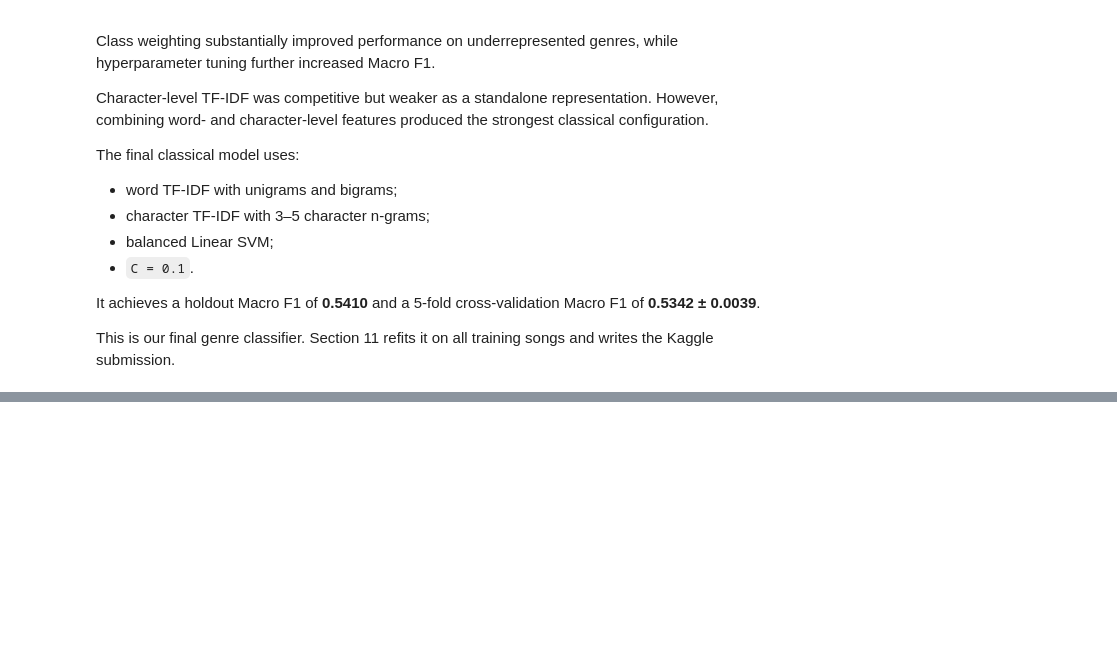
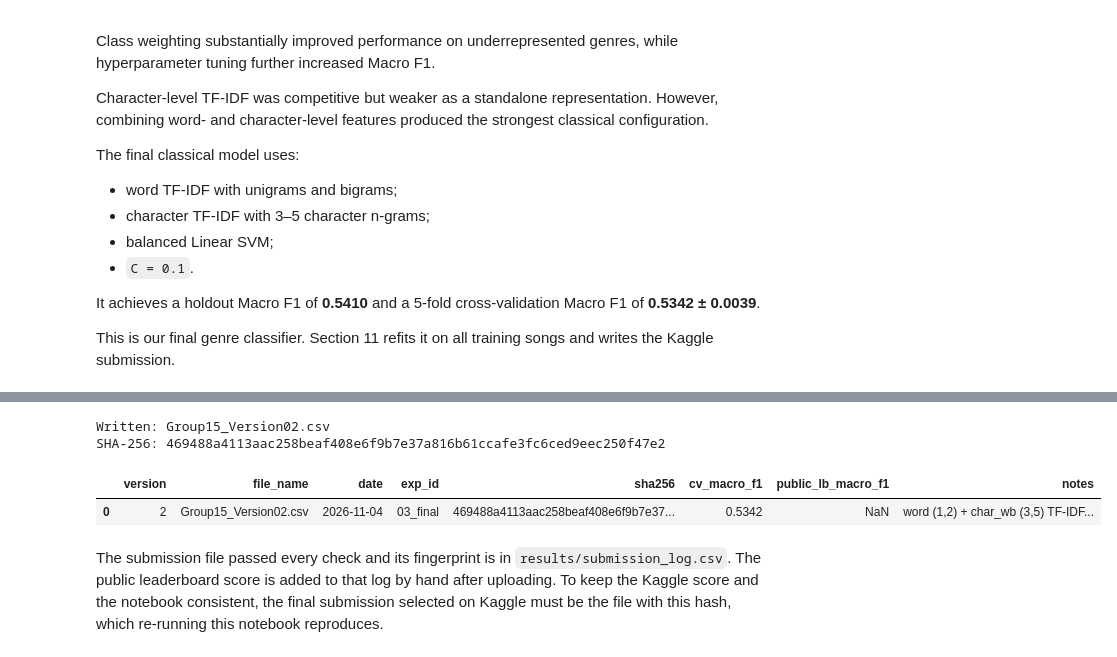
Before and after one commit to heyydaniyal/Music-Genre-Identification, a Jupyter notebook: notebooks/03_genre_classification.ipynb, the cells around one changed output, grey strips where cells are left out. Drawn from its saved outputs; the diff is of its cells as text; code cells hidden in the pictures; blank space fills up the shorter version.

```diff
--- a/notebooks/03_genre_classification.ipynb
+++ b/notebooks/03_genre_classification.ipynb
@@ -86,13 +88,15 @@ The cleaned datasets produced in the preprocessing notebook are loaded for genre
 
 The `clean` column contains the full-song representation selected during preprocessing. This notebook focuses on additional feature extraction, feature selection and predictive modelling.
 # %%
+# Only the id, the cleaned lyrics and the genre are used in this notebook. Loading just these columns
+# (and not the raw text, sections and metadata) saves about 0.6 GB of memory.
 train = pd.read_pickle(
     config.PROCESSED_DIR / "train_clean.pkl"
-)
+)[["id", "clean", "tag"]]
 
 test = pd.read_pickle(
     config.PROCESSED_DIR / "test_clean.pkl"
-)
+)[["id", "clean"]]
 
 print("Train:", train.shape)
 print("Test:", test.shape)
@@ -1274,0 +1348,34 @@ This is our final genre classifier. Section 11 refits it on all training songs a
+# %%
+from src.evaluation import log_experiment
+from src.submission import file_sha256, log_submission, write_submission
+
+SUBMISSION_VERSION = 2
+CV_MACRO_F1, CV_MACRO_F1_STD = 0.5342, 0.0039      # 5-fold CV of this configuration (Section 7, commented cell)
+
+submission_path = write_submission(test["id"], test_predictions, version=SUBMISSION_VERSION)
+print("Written:", submission_path.name)
+print("SHA-256:", file_sha256(submission_path))
+
+log_submission(submission_path, CV_MACRO_F1, exp_id="03_final",
+               notes="word (1,2) + char_wb (3,5) TF-IDF, balanced LinearSVC C=0.1, trained on the 80% split")
+log_experiment(
+    "03_final",
+    notebook="03_genre_classification",
+    cleaning_config="notebook 02 clean column (lowercase, section tokens, stopwords kept)",
+    representation="TF-IDF word 1-2 (min_df=10) + char_wb 3-5 (min_df=10, max 250k)",
+    model="LinearSVC class_weight=balanced",
+    params="C=0.1",
+    cv_macro_f1_mean=CV_MACRO_F1,
+    cv_macro_f1_std=CV_MACRO_F1_STD,
+    notes=f"holdout macro F1 {svm_combined_tuned_macro_f1:.4f}, accuracy {svm_combined_tuned_accuracy:.4f}",
+)
+pd.read_csv(config.SUBMISSION_LOG)
+# %% [output]
+Written: Group15_Version02.csv
+SHA-256: 469488a4113aac258beaf408e6f9b7e37a816b61ccafe3fc6ced9eec250f47e2
+|  | version | file_name | date | exp_id | sha256 | cv_macro_f1 | public_lb_macro_f1 | notes |
+| 0 | 2 | Group15_Version02.csv | 2026-11-04 | 03_final | 469488a4113aac258beaf408e6f9b7e37... | 0.5342 | NaN | word (1,2) + char_wb (3,5) TF-IDF... |
+# %% [markdown]
+The submission file passed every check and its fingerprint is in `results/submission_log.csv`. The public leaderboard
+score is added to that log by hand after uploading. To keep the Kaggle score and the notebook consistent, the final
+submission selected on Kaggle must be the file with this hash, which re-running this notebook reproduces.
```
Also changed, not shown: parts of 22 cells of this notebook, 16 other files.
